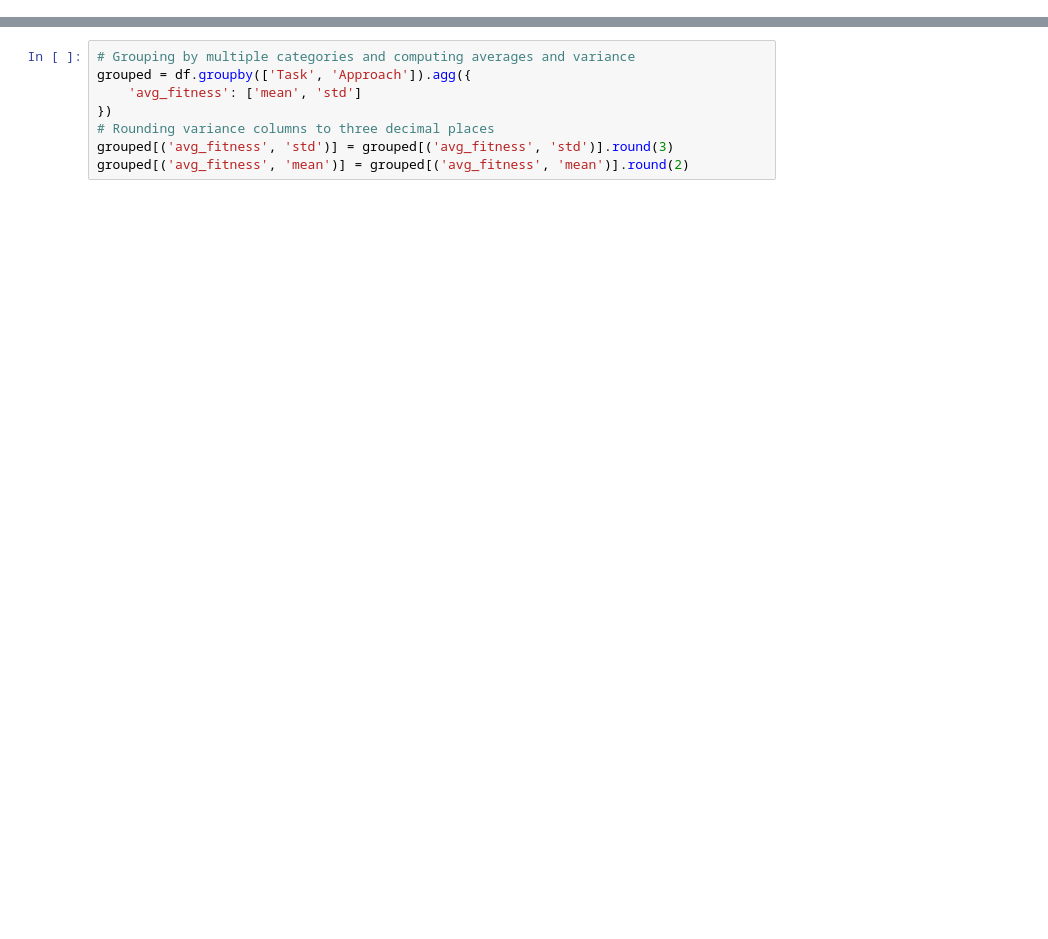
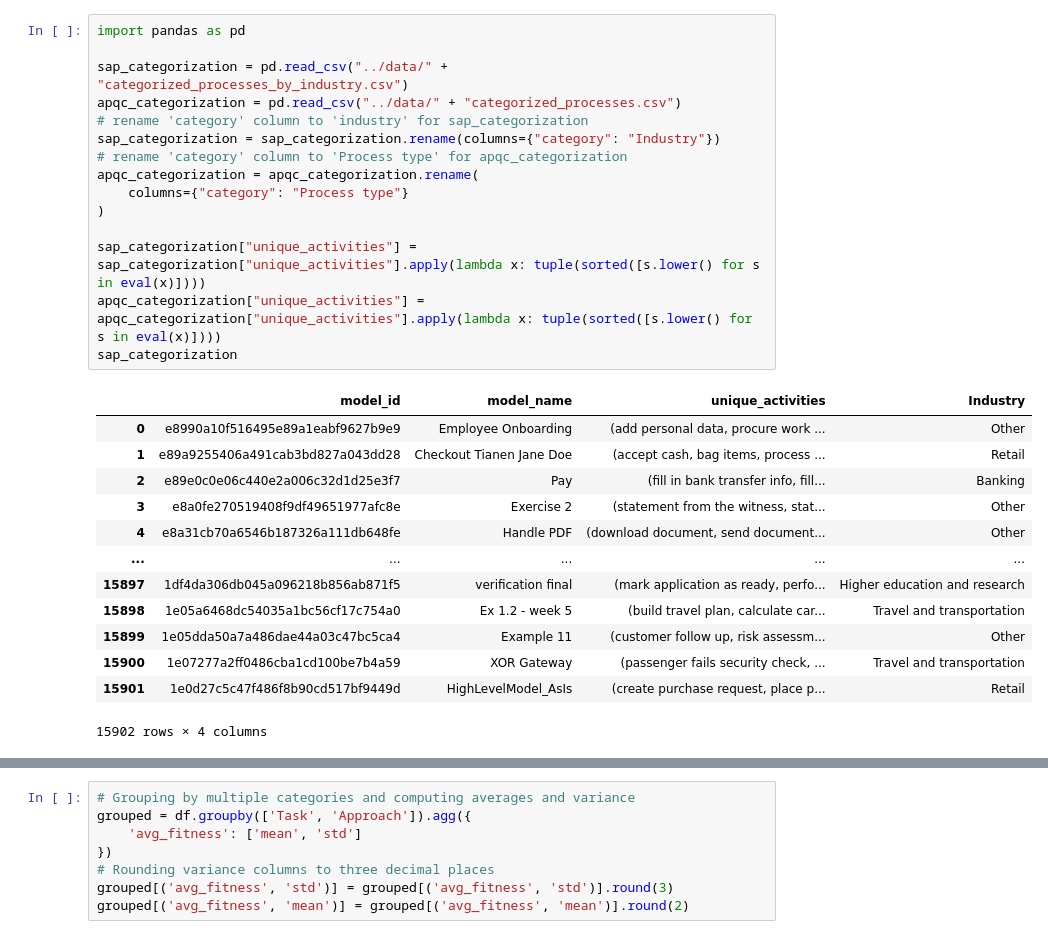
Before and after one commit to a-rebmann/llms4pm, a Jupyter notebook: result_processing_ft_generation.ipynb, the cells around one changed output, grey strips where cells are left out. Saved outputs shown, nothing was run; the diff lists cells and outputs as text; blank space fills up the shorter version.

```diff
--- a/result_processing_ft_generation.ipynb
+++ b/result_processing_ft_generation.ipynb
@@ -144 +144,30 @@ df
 4494 rows × 8 columns
+# %%
+import pandas as pd
+
+sap_categorization = pd.read_csv("../data/" + "categorized_processes_by_industry.csv")
+apqc_categorization = pd.read_csv("../data/" + "categorized_processes.csv")
+# rename 'category' column to 'industry' for sap_categorization
+sap_categorization = sap_categorization.rename(columns={"category": "Industry"})
+# rename 'category' column to 'Process type' for apqc_categorization
+apqc_categorization = apqc_categorization.rename(
+    columns={"category": "Process type"}
+)
+
+sap_categorization["unique_activities"] = sap_categorization["unique_activities"].apply(lambda x: tuple(sorted([s.lower() for s in eval(x)])))
+apqc_categorization["unique_activities"] = apqc_categorization["unique_activities"].apply(lambda x: tuple(sorted([s.lower() for s in eval(x)])))
+sap_categorization
+# %% [output]
+|  | model_id | model_name | unique_activities | Industry |
+| 0 | e8990a10f516495e89a1eabf9627b9e9 | Employee Onboarding | (add personal data, procure work ... | Other |
+| 1 | e89a9255406a491cab3bd827a043dd28 | Checkout Tianen Jane Doe | (accept cash, bag items, process ... | Retail |
+| 2 | e89e0c0e06c440e2a006c32d1d25e3f7 | Pay | (fill in bank transfer info, fill... | Banking |
+| 3 | e8a0fe270519408f9df49651977afc8e | Exercise 2 | (statement from the witness, stat... | Other |
+| 4 | e8a31cb70a6546b187326a111db648fe | Handle PDF | (download document, send document... | Other |
+| ... | ... | ... | ... | ... |
+| 15897 | 1df4da306db045a096218b856ab871f5 | verification final | (mark application as ready, perfo... | Higher education and research |
+| 15898 | 1e05a6468dc54035a1bc56cf17c754a0 | Ex 1.2 - week 5 | (build travel plan, calculate car... | Travel and transportation |
+| 15899 | 1e05dda50a7a486dae44a03c47bc5ca4 | Example 11 | (customer follow up, risk assessm... | Other |
+| 15900 | 1e07277a2ff0486cba1cd100be7b4a59 | XOR Gateway | (passenger fails security check, ... | Travel and transportation |
+| 15901 | 1e0d27c5c47f486f8b90cd517bf9449d | HighLevelModel_AsIs | (create purchase request, place p... | Retail |
+15902 rows × 4 columns
```
Also changed, not shown: parts of 11 cells of this notebook, 8 other files.
